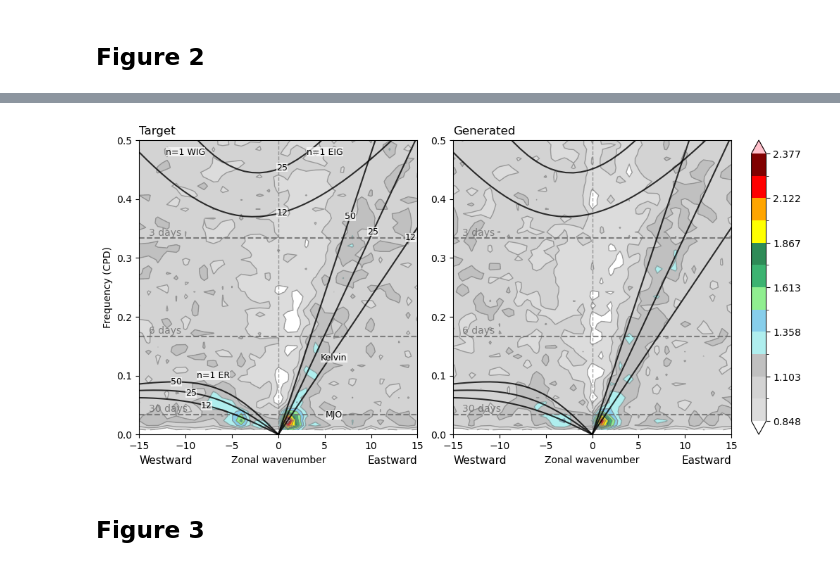
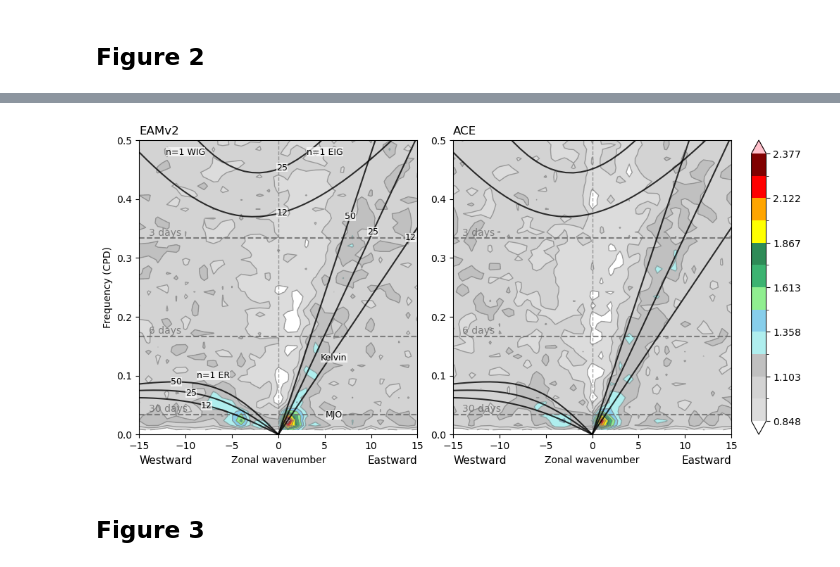
Before and after one commit to ai2cm/e3sm-v2-fme-manuscript, a Jupyter notebook: notebooks/figures.ipynb, the cells around one changed output, grey strips where cells are left out. Saved outputs shown, nothing was run; the diff lists cells and outputs as text; code cells hidden in the pictures.

```diff
--- a/notebooks/figures.ipynb
+++ b/notebooks/figures.ipynb
@@ -298,14 +299,15 @@ Data variables:
 # %%
 fig, axs = plot_wavenumber_frequency_spectra(
     spectra,
     component="symmetric",
     figsize=(10, 5),
     plot_error=False,
+    labels={"prediction": "ACE", "target": "EAMv2"},
 )
 fig.suptitle("")
 fig.show()
 # %% [output]
-[figure, old version]
+[figure, new version]
 # %%
 fig.savefig(os.path.join(OUTDIR, "wk.pdf"), bbox_inches="tight")
 # %% [markdown]
```
Also changed, not shown: parts of 21 cells of this notebook, 6 other files.
